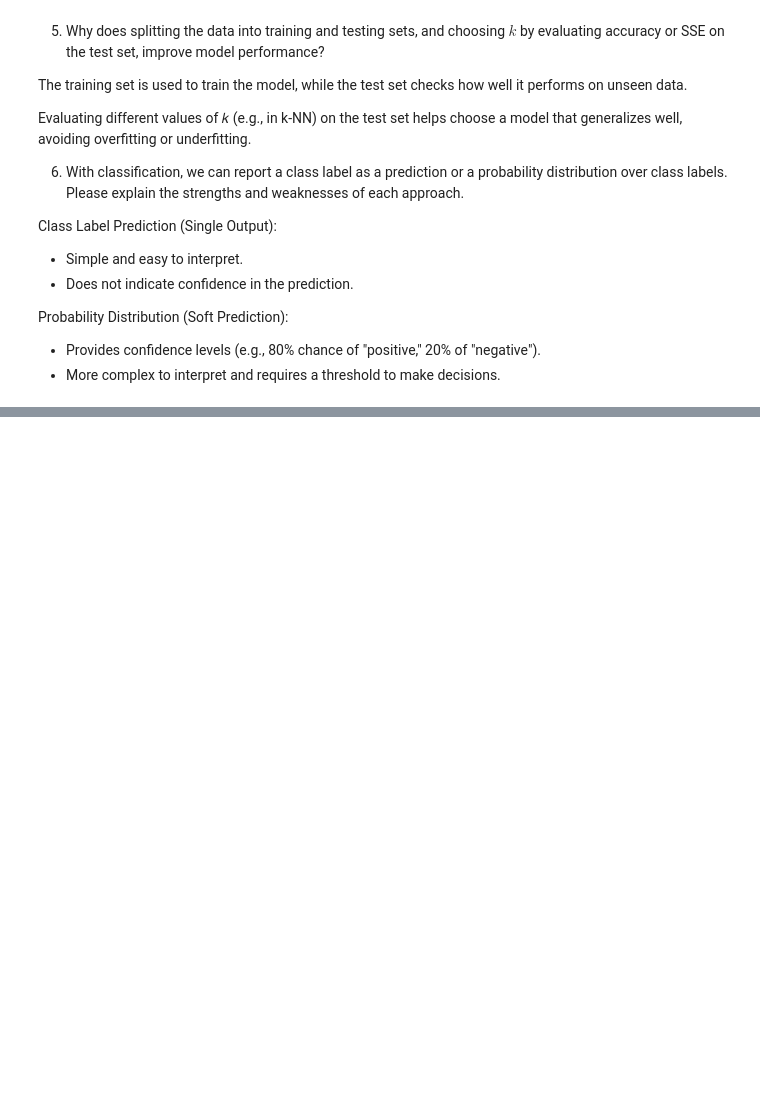
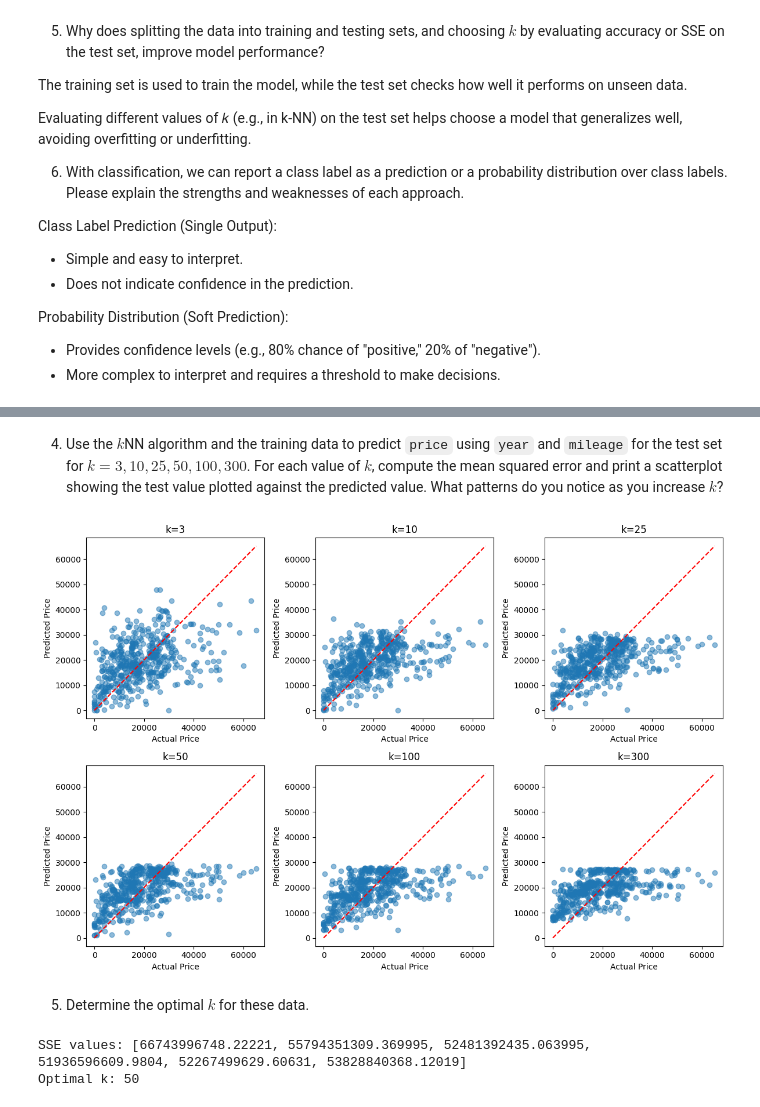
Before and after one commit to pabloisaiahs/knn, a Jupyter notebook: assignment/assignment_knn.ipynb, the cells around one changed output, grey strips where cells are left out. Cells and saved outputs as stored; diff of their text form; code cells hidden in the pictures; blank space fills up the shorter version.

```diff
--- a/assignment/assignment_knn.ipynb
+++ b/assignment/assignment_knn.ipynb
@@ -140,0 +64,4 @@ There are 30,478 observations, but only 22,155 ratings. We're going to build a k
+# %%
+car_df = pd.read_csv('USA_cars_datasets.csv')
+df = car_df[['price', 'year', 'mileage']]
+missing_values = df.isna().sum()
@@ -140,0 +70,5 @@ There are 30,478 observations, but only 22,155 ratings. We're going to build a k
+# %%
+df['year'] = pd.to_numeric(df['year'], errors='coerce')
+df['mileage'] = pd.to_numeric(df['mileage'], errors='coerce')
+df.loc[:, 'year'] = (df['year'] - np.min(df['year'])) / (np.max(df['year']) - np.min(df['year']))
+df.loc[:, 'mileage'] = (df['mileage'] - np.min(df['mileage'])) / (np.max(df['mileage']) - np.min(df['mileage']))
@@ -140,0 +88,6 @@ There are 30,478 observations, but only 22,155 ratings. We're going to build a k
+# %%
+X = df[['year', 'mileage']]
+y = df['price']
+
+print(X.head(), X.describe(), sep="\n")
+X_train, X_test, y_train, y_test = train_test_split(X, y, test_size=0.2, random_state=65)
@@ -140,0 +110,34 @@ There are 30,478 observations, but only 22,155 ratings. We're going to build a k
+# %% [markdown]
+4. Use the $k$NN algorithm and the training data to predict `price` using `year` and `mileage` for the test set for $k=3,10,25,50,100,300$. For each value of $k$, compute the mean squared error and print a scatterplot showing the test value plotted against the predicted value. What patterns do you notice as you increase $k$?
+# %%
+k_values = [3, 10, 25, 50, 100, 300]
+SSE = []
+
+# Set up the plot
+fig, axes = plt.subplots(2, 3, figsize=(12, 8))
+
+for i, k in enumerate(k_values):
+    model = KNeighborsRegressor(n_neighbors=k).fit(X_train, y_train)
+    y_hat = model.predict(X_test)
+    SSE.append(np.sum((y_test - y_hat) ** 2))
+
+    # plot of actual vs predicted prices
+    ax = axes[i // 3, i % 3]
+    ax.scatter(y_test, y_hat, alpha=0.5)
+    ax.plot([y_test.min(), y_test.max()], [y_test.min(), y_test.max()], color="red", linestyle="--")
+    ax.set(xlabel='Actual Price', ylabel='Predicted Price', title=f'k={k}')
+
+plt.tight_layout()
+plt.show()
+# %% [output]
+[figure, added]
+# %% [markdown]
+5. Determine the optimal $k$ for these data.
+# %%
+opt_k = k_values[np.argmin(SSE)]  # k corresponding to the minimum SSE
+
+print("SSE values:", SSE)
+print(f'Optimal k: {opt_k}')
+# %% [output]
+SSE values: [66743996748.22221, 55794351309.369995, 52481392435.063995, 51936596609.9804, 52267499629.60631, 53828840368.12019]
+Optimal k: 50
```
Also changed, not shown: parts of 13 cells of this notebook.
